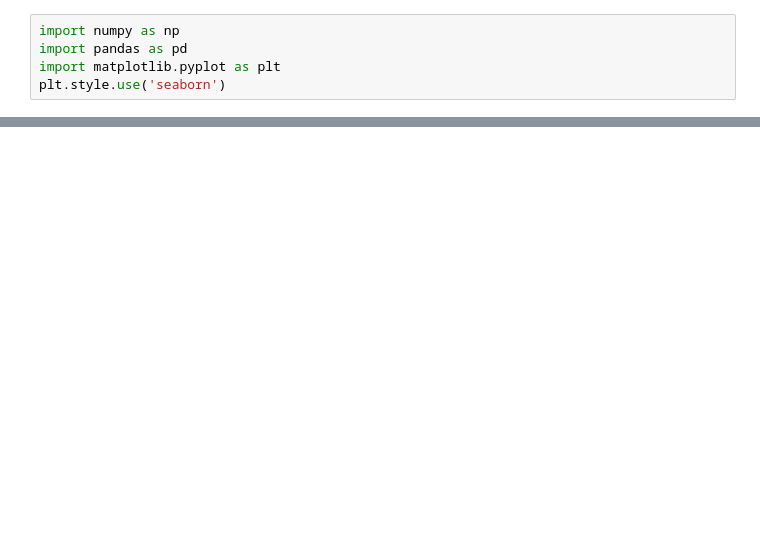
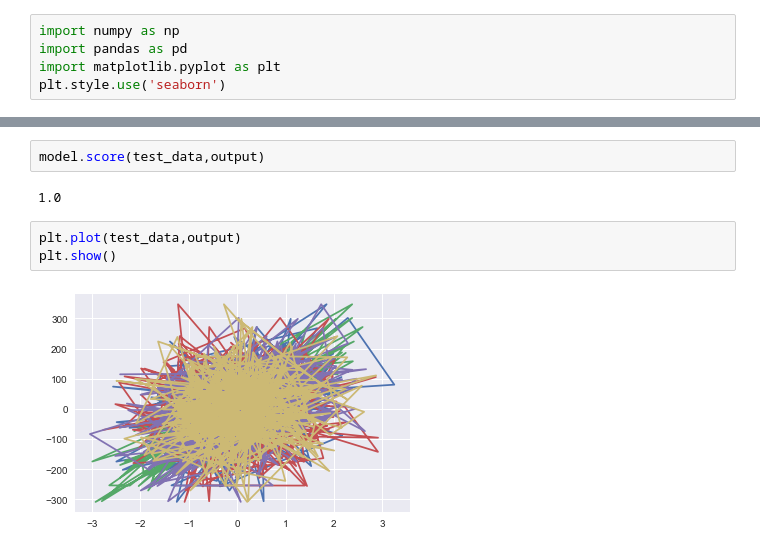
Before and after one commit to Glimpse007/AI-Mafia---Machine-Learning-Projects, a Jupyter notebook: Air Pollution.ipynb, the cells around one changed output, grey strips where cells are left out. Saved outputs shown, nothing was run; the diff lists cells and outputs as text; blank space fills up the shorter version.

```diff
--- a/Air Pollution.ipynb
+++ b/Air Pollution.ipynb
@@ -37,0 +60,9 @@ IndexError: index 1 is out of bounds for axis 1 with size 1
+# %%
+model.score(test_data,output)
+# %% [output]
+1.0
+# %%
+plt.plot(test_data,output)
+plt.show()
+# %% [output]
+[figure, added]
```
Also changed, not shown: parts of 9 cells of this notebook.
